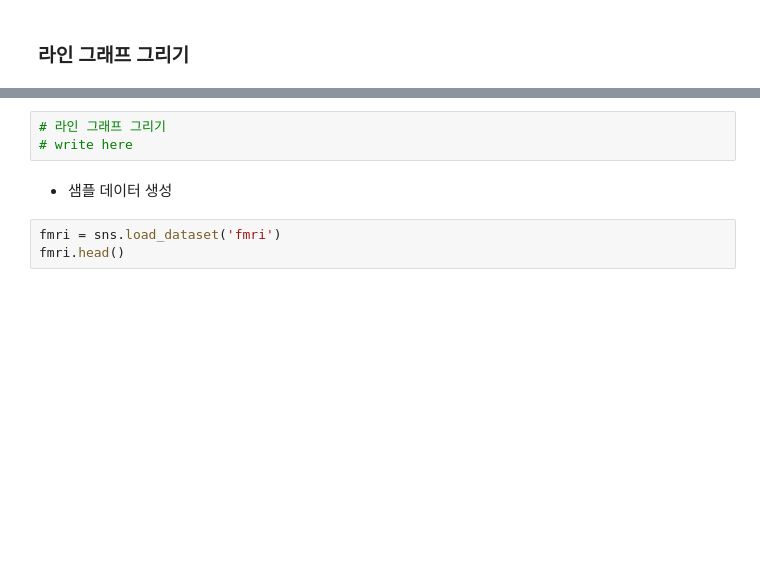
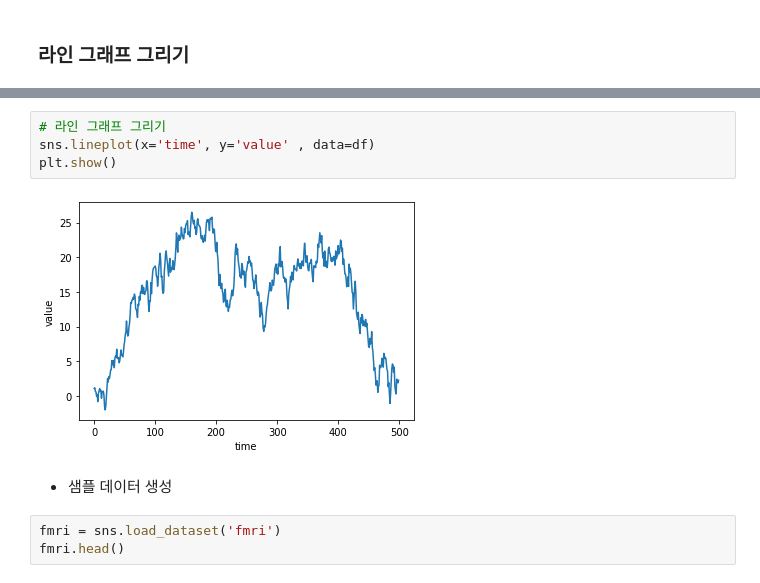
Before and after one commit to kim-star/DataScience, a Jupyter notebook: 210813_부산대학교_시각화_실습_배포용의_사본.ipynb, the cells around one changed output, grey strips where cells are left out. Cells and saved outputs as stored; diff of their text form; blank space fills up the shorter version.

```diff
--- a/210813_부산대학교_시각화_실습_배포용의_사본.ipynb
+++ b/210813_부산대학교_시각화_실습_배포용의_사본.ipynb
@@ -369,6 +386,9 @@ print(df)
-# %%
-# 라인 그래프 그리기
-# write here
+# %%
+# 라인 그래프 그리기
+sns.lineplot(x='time', y='value' , data=df)
+plt.show()
+# %% [output]
+[figure, added]
 # %% [markdown]
 - 샘플 데이터 생성
 # %%
```
Also changed, not shown: parts of 26 cells of this notebook.
